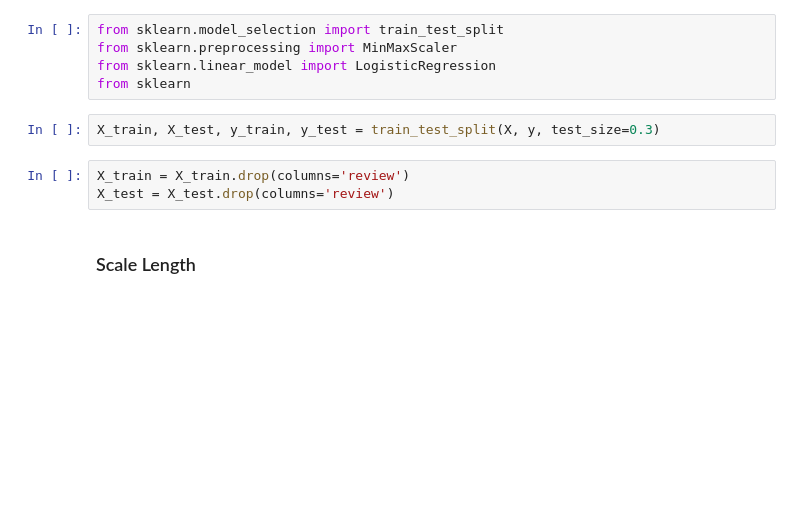
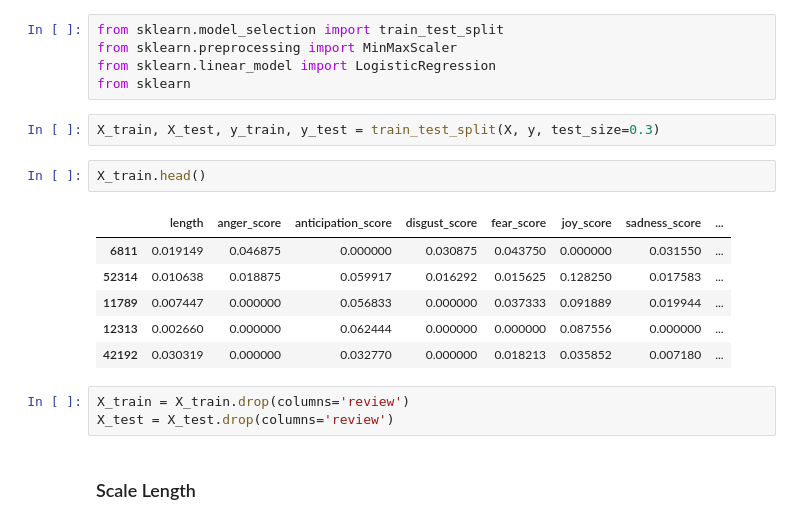
Before and after one commit to theresa-sporn/WorkforceSentimentMonitoring, a Jupyter notebook: notebooks/alvaro_EmotionExtraction.ipynb, the cells around one changed output. Drawn from its saved outputs; the diff is of its cells as text; blank space fills up the shorter version.

```diff
--- a/notebooks/alvaro_EmotionExtraction.ipynb
+++ b/notebooks/alvaro_EmotionExtraction.ipynb
@@ -293,6 +272,15 @@ from sklearn.linear_model import LogisticRegression
 from sklearn
 # %%
 X_train, X_test, y_train, y_test = train_test_split(X, y, test_size=0.3)
+# %%
+X_train.head()
+# %% [output]
+|  | length | anger_score | anticipation_score | disgust_score | fear_score | joy_score | sadness_score | ... |
+| 6811 | 0.019149 | 0.046875 | 0.000000 | 0.030875 | 0.043750 | 0.000000 | 0.031550 | ... |
+| 52314 | 0.010638 | 0.018875 | 0.059917 | 0.016292 | 0.015625 | 0.128250 | 0.017583 | ... |
+| 11789 | 0.007447 | 0.000000 | 0.056833 | 0.000000 | 0.037333 | 0.091889 | 0.019944 | ... |
+| 12313 | 0.002660 | 0.000000 | 0.062444 | 0.000000 | 0.000000 | 0.087556 | 0.000000 | ... |
+| 42192 | 0.030319 | 0.000000 | 0.032770 | 0.000000 | 0.018213 | 0.035852 | 0.007180 | ... |
 # %%
 X_train = X_train.drop(columns='review')
 X_test = X_test.drop(columns='review')
```
Also changed, not shown: parts of 29 cells of this notebook, 1 other file.
